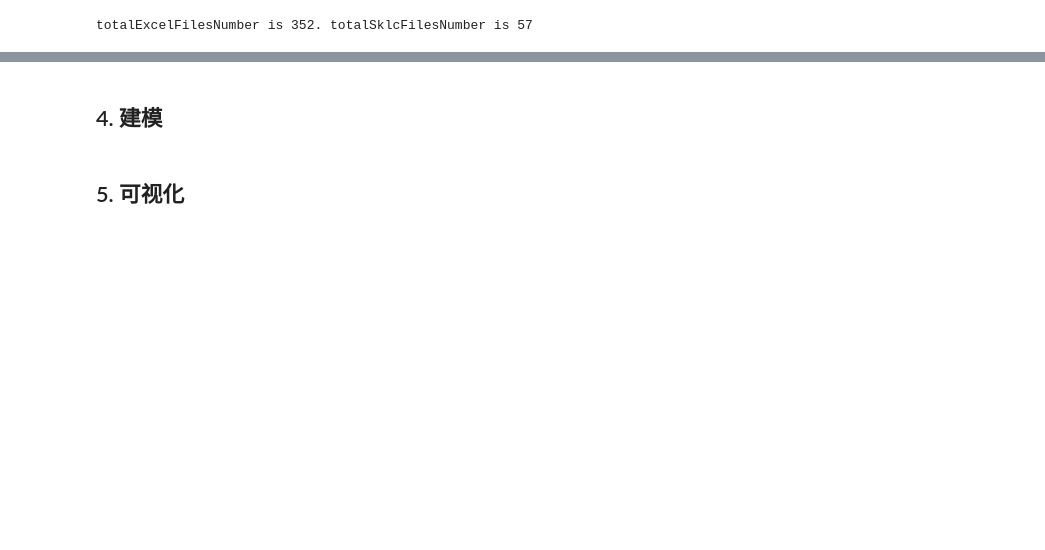
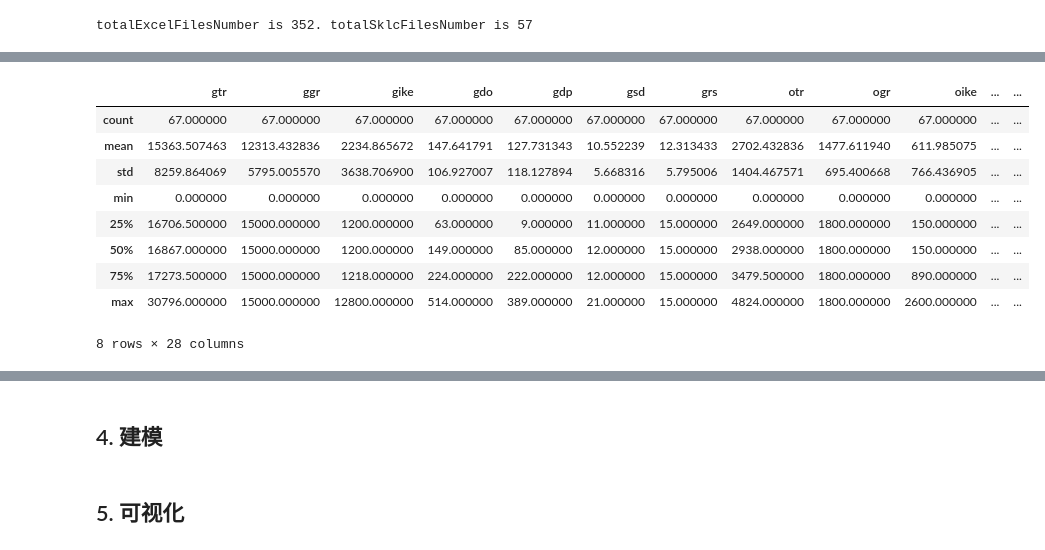
Before and after one commit to youareeverysingleday/HuaweiCupCompetition2022, a Jupyter notebook: FQuestion.ipynb, the cells around one changed output, grey strips where cells are left out. Saved outputs shown, nothing was run; the diff lists cells and outputs as text; code cells hidden in the pictures; blank space fills up the shorter version.

```diff
--- a/FQuestion.ipynb
+++ b/FQuestion.ipynb
@@ -392,0 +415,14 @@ SklcPD
+# %%
+SklcPD_FillNan = SklcPD.fillna(0)
+SklcPD_FillNan.describe()
+# %% [output]
+|  | gtr | ggr | gike | gdo | gdp | gsd | grs | otr | ogr | oike | ... | ... |
+| count | 67.000000 | 67.000000 | 67.000000 | 67.000000 | 67.000000 | 67.000000 | 67.000000 | 67.000000 | 67.000000 | 67.000000 | ... | ... |
+| mean | 15363.507463 | 12313.432836 | 2234.865672 | 147.641791 | 127.731343 | 10.552239 | 12.313433 | 2702.432836 | 1477.611940 | 611.985075 | ... | ... |
+| std | 8259.864069 | 5795.005570 | 3638.706900 | 106.927007 | 118.127894 | 5.668316 | 5.795006 | 1404.467571 | 695.400668 | 766.436905 | ... | ... |
+| min | 0.000000 | 0.000000 | 0.000000 | 0.000000 | 0.000000 | 0.000000 | 0.000000 | 0.000000 | 0.000000 | 0.000000 | ... | ... |
+| 25% | 16706.500000 | 15000.000000 | 1200.000000 | 63.000000 | 9.000000 | 11.000000 | 15.000000 | 2649.000000 | 1800.000000 | 150.000000 | ... | ... |
+| 50% | 16867.000000 | 15000.000000 | 1200.000000 | 149.000000 | 85.000000 | 12.000000 | 15.000000 | 2938.000000 | 1800.000000 | 150.000000 | ... | ... |
+| 75% | 17273.500000 | 15000.000000 | 1218.000000 | 224.000000 | 222.000000 | 12.000000 | 15.000000 | 3479.500000 | 1800.000000 | 890.000000 | ... | ... |
+| max | 30796.000000 | 15000.000000 | 12800.000000 | 514.000000 | 389.000000 | 21.000000 | 15.000000 | 4824.000000 | 1800.000000 | 2600.000000 | ... | ... |
+8 rows × 28 columns
```
Also changed, not shown: parts of 30 cells of this notebook, 29 other files.
